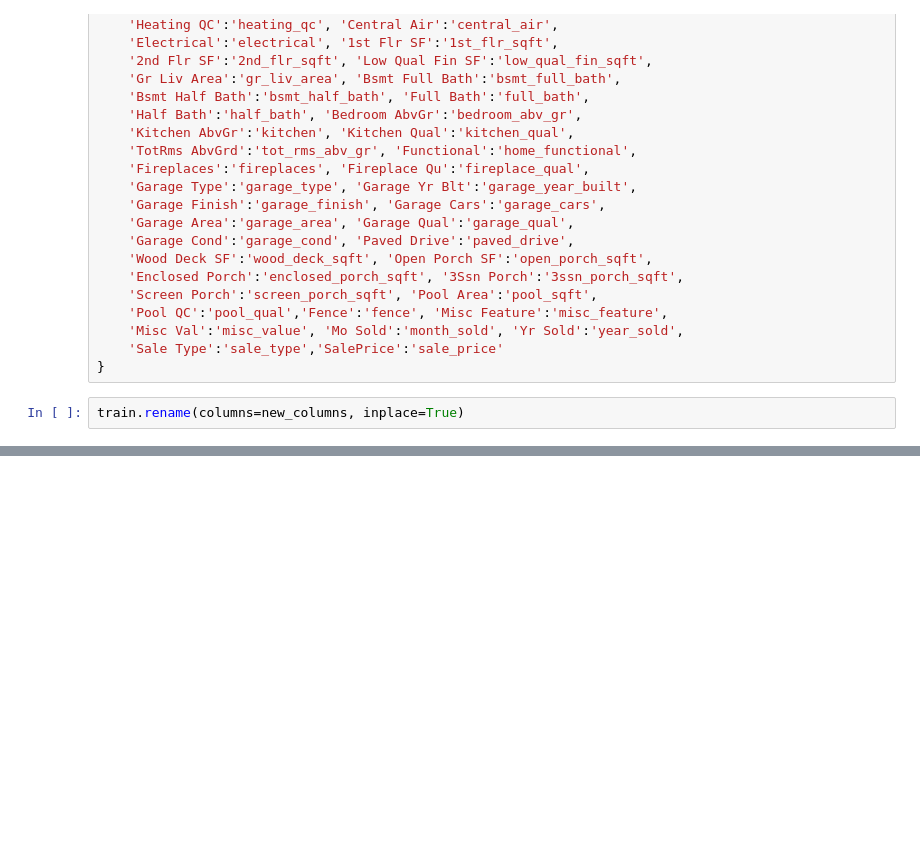
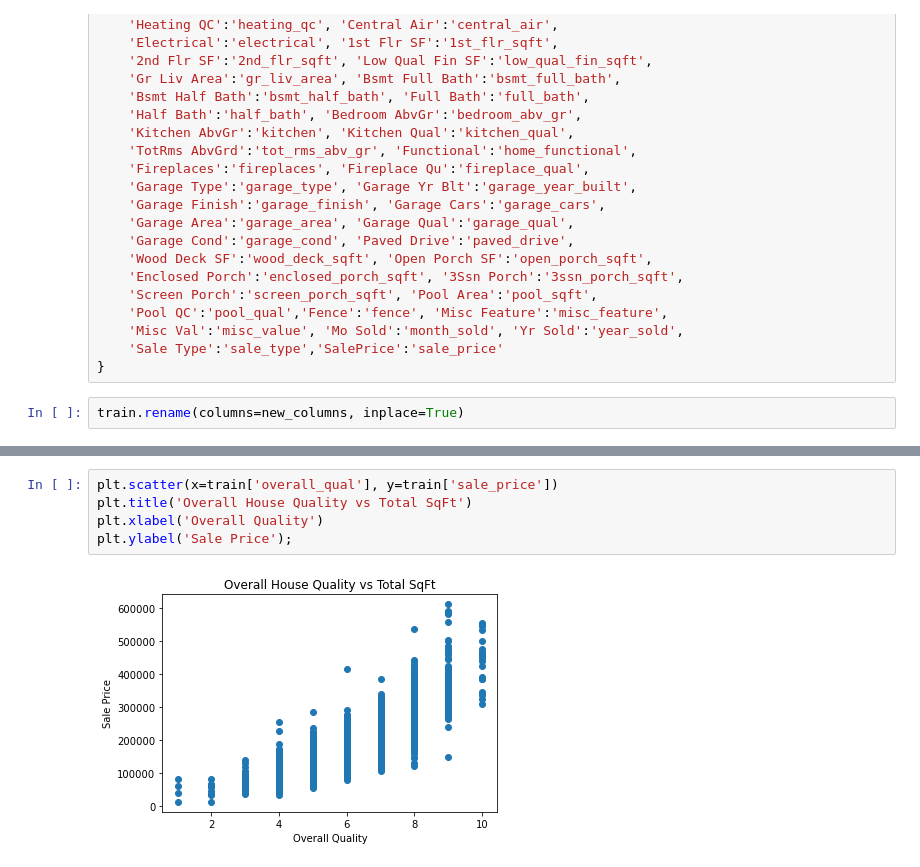
Before and after one commit to jpetersen626/ames_housing_analysis, a Jupyter notebook: code/01_EDA_and_Cleaning.ipynb, the cells around one changed output, grey strips where cells are left out. Cells and saved outputs as stored; diff of their text form; blank space fills up the shorter version.

```diff
--- a/code/01_EDA_and_Cleaning.ipynb
+++ b/code/01_EDA_and_Cleaning.ipynb
@@ -191,0 +197,7 @@ train.head()
+# %%
+plt.scatter(x=train['overall_qual'], y=train['sale_price'])
+plt.title('Overall House Quality vs Total SqFt')
+plt.xlabel('Overall Quality')
+plt.ylabel('Sale Price');
+# %% [output]
+[figure, added]
```
Also changed, not shown: parts of 4 cells of this notebook.
